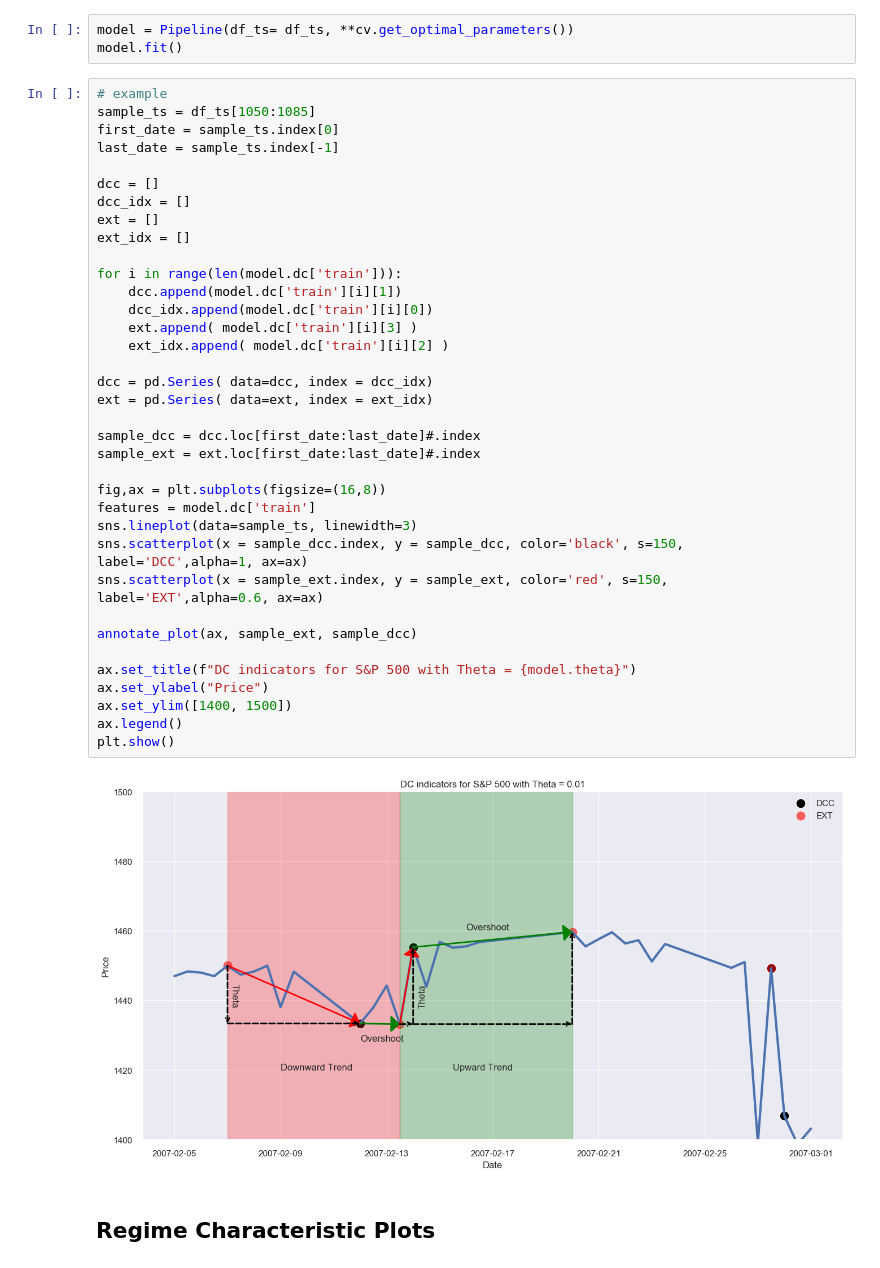
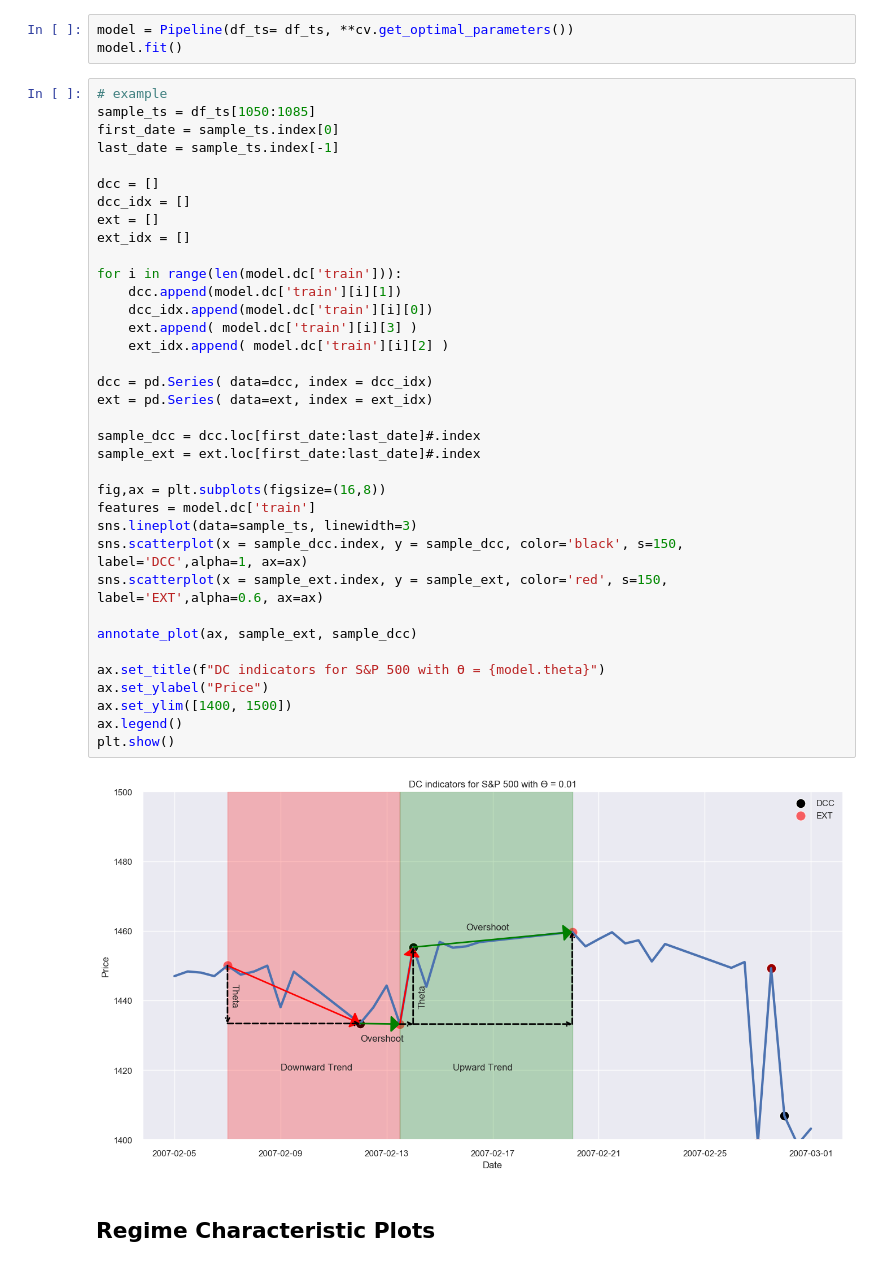
Before and after one commit to uday-31/detecting-market-regime-changes, a Jupyter notebook: detecting-regime-change.ipynb, the cells around one changed output. Drawn from its saved outputs; the diff is of its cells as text.

```diff
--- a/detecting-regime-change.ipynb
+++ b/detecting-regime-change.ipynb
@@ -228,35 +228,35 @@ last_date = sample_ts.index[-1]
 dcc = []
 dcc_idx = []
 ext = []
 ext_idx = []
 
 for i in range(len(model.dc['train'])):
     dcc.append(model.dc['train'][i][1])
     dcc_idx.append(model.dc['train'][i][0])
     ext.append( model.dc['train'][i][3] )
     ext_idx.append( model.dc['train'][i][2] )
 
 dcc = pd.Series( data=dcc, index = dcc_idx)
 ext = pd.Series( data=ext, index = ext_idx)
 
 sample_dcc = dcc.loc[first_date:last_date]#.index
 sample_ext = ext.loc[first_date:last_date]#.index
 
 fig,ax = plt.subplots(figsize=(16,8))
 features = model.dc['train']
 sns.lineplot(data=sample_ts, linewidth=3)
 sns.scatterplot(x = sample_dcc.index, y = sample_dcc, color='black', s=150, label='DCC',alpha=1, ax=ax)
 sns.scatterplot(x = sample_ext.index, y = sample_ext, color='red', s=150, label='EXT',alpha=0.6, ax=ax)
 
 annotate_plot(ax, sample_ext, sample_dcc)
 
-ax.set_title(f"DC indicators for S&P 500 with Theta = {model.theta}")
+ax.set_title(f"DC indicators for S&P 500 with ϴ = {model.theta}")
 ax.set_ylabel("Price")
 ax.set_ylim([1400, 1500])
 ax.legend()
 plt.show()
 # %% [output]
-[figure, old version]
+[figure, new version]
 # %% [markdown]
 ## Regime Characteristic Plots
 # %%
```
